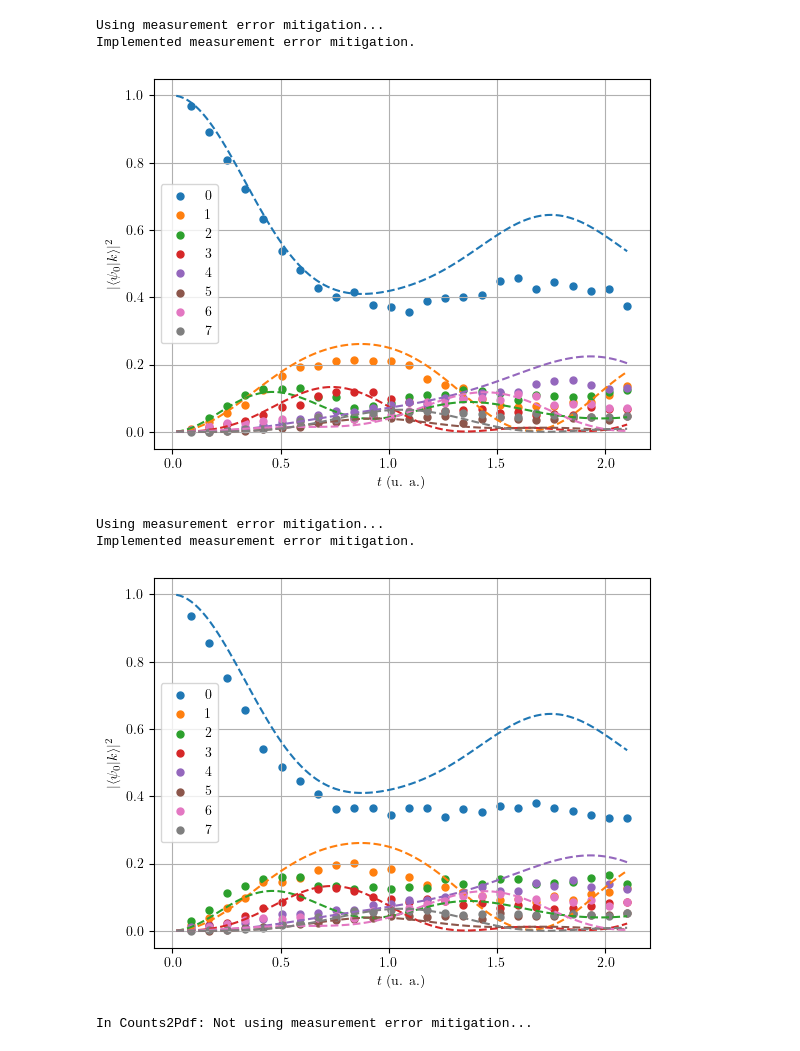
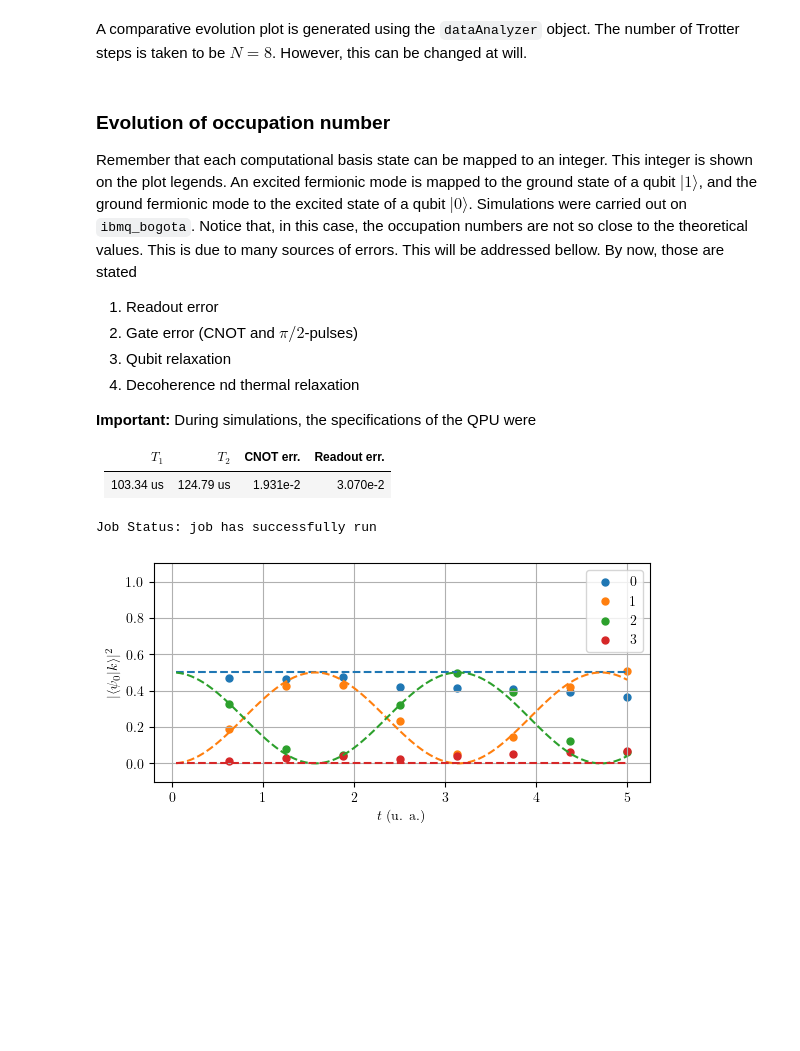
Before and after one commit to DiegoHerrera262/Thesis2020, a Jupyter notebook: PyHeisenberg/QASM_Benchmarking.ipynb, the cells around one changed output. Cells and saved outputs as stored; diff of their text form; code cells hidden in the pictures; blank space fills up the shorter version.

Commit message:
feature: improved job definition for simulation onIBM Q

```diff
--- a/PyHeisenberg/QASM_Benchmarking.ipynb
+++ b/PyHeisenberg/QASM_Benchmarking.ipynb
@@ -96,0 +80,15 @@ testAnalyzer = DataAnalyzer(spinGraph=testGraph)
+# %%
+testGraph = HeisenbergGraph(
+    spinInteractions={
+        (0, 1): [1, 1, 1],
+    },
+    externalField={
+        0: [0.0, 0.0, 0.0],
+        1: [0.0, 0.0, 0.0],
+    },
+    localSimulation=False,
+    backendName='ibmq_bogota',
+    noisySimulation=False,
+    initialState=1/np.sqrt(2) * np.array([1, 0, 1, 0])
+)
+testAnalyzer = DataAnalyzer(spinGraph=testGraph)
@@ -117,29 +185,42 @@ Computed measurement correction matrix:
+# %% [markdown]
+A comparative evolution plot is generated using the `dataAnalyzer` object. The number of Trotter steps is taken to be $N = 8$. However, this can be changed at will.
+# %%
+isingGraph = HeisenbergGraph(
+    spinInteractions={
+        (0, 1): [0.5, 0.5, 0.5],
+    },
+    externalField={
+        0: [0.0, 0.0, 0.25],
+        1: [0.0, 0.0, 0.25],
+    },
+    localSimulation=False,
+    backendName='ibmq_bogota',
+    noisySimulation=False,
+    initialState=1/np.sqrt(2) * np.array([1, 0, 1, 0])
+)
+isingAnalyzer = DataAnalyzer(spinGraph=isingGraph)
+# %% [markdown]
+### Evolution of occupation number
+
+Remember that each computational basis state can be mapped to an integer. This integer is shown on the plot legends. An excited fermionic mode is mapped to the ground state of a qubit $|1\rangle$, and the ground fermionic mode to the excited state of a qubit $|0\rangle$. Simulations were carried out on `ibmq_bogota`. Notice that, in this case, the occupation numbers are not so close to the theoretical values. This is due to many sources of errors. This will be addressed bellow. By now, those are stated
+
+1. Readout error
+1. Gate error (CNOT and $\pi/2$-pulses)
+1. Qubit relaxation
+1. Decoherence nd thermal relaxation
+
+**Important:** During simulations, the specifications of the QPU were
+
+|$T_1$|$T_2$|CNOT err.|Readout err.|
+|:-:|:-:|:-:|:-:|
+|103.34 us|124.79 us|1.931e-2|3.070e-2|
 # %%
-testAnalyzer.comparativeEvolution(
-    STEPS=25,
-    t=2.1,
+isingAnalyzer.comparativeEvolution(
+    STEPS=8,
+    t=5.0,
     measurementFitter=measurementFitter
 )
+plt.savefig('HubbardTwoMode.pdf')
 # %% [output]
-Using measurement error mitigation...
-Implemented measurement error mitigation.
+Job Status: job has successfully run
-[figure, old version]
+[figure, new version]
-# %%
-naiveAnalyzer.comparativeEvolution(
-    STEPS=25,
-    t=2.1,
-    measurementFitter=measurementFitter
-)
-# %% [output]
-Using measurement error mitigation...
-Implemented measurement error mitigation.
-[figure, removed]
-# %%
-testErrorData = testAnalyzer.pdfErrorStepsData(
-    MAX_STEPS=50,
-    t=2.1,
-    saveToFile=False,
-    # measurementFitter=measurementFitter
-)
-# %% [output]
-In Counts2Pdf: Not using measurement error mitigation...
```
Also changed, not shown: parts of 27 cells of this notebook, 50 other files.
